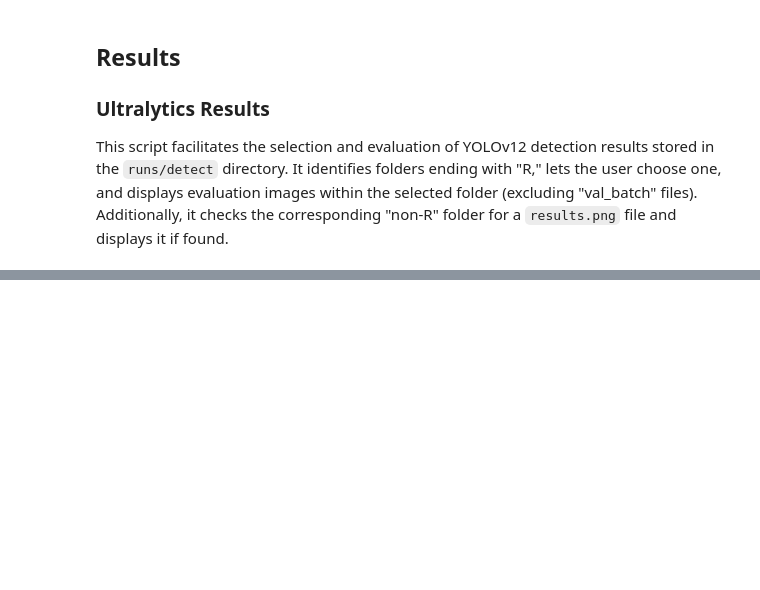
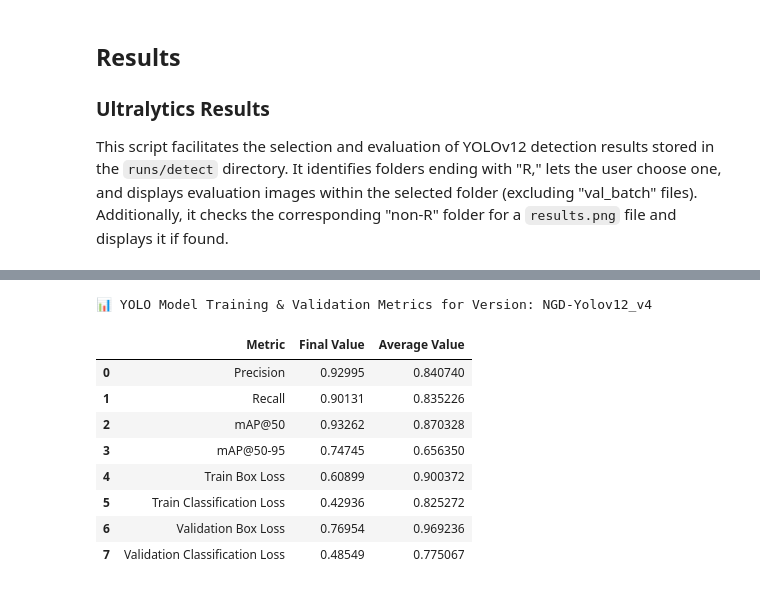
Before and after one commit to AFLucas-UOM/Accurate-Name-Extraction, a Jupyter notebook: 3. Yolo Training/Yolov12.ipynb, the cells around one changed output, grey strips where cells are left out. Cells and saved outputs as stored; diff of their text form; code cells hidden in the pictures; blank space fills up the shorter version.

```diff
--- a/3. Yolo Training/Yolov12.ipynb
+++ b/3. Yolo Training/Yolov12.ipynb
@@ -347,0 +469,60 @@ else:
+# %%
+# Path to the selected version's folder
+selected_version_path = os.path.join(detect_path, selected_version)
+
+# Path to results CSV file
+results_csv_path = os.path.join(selected_version_path, "results.csv")
+
+# Ensure the file exists
+if not os.path.exists(results_csv_path):
+    raise FileNotFoundError(f"'results.csv' not found in the selected version: {selected_version_path}")
+
+# Load the CSV file
+results_df = pd.read_csv(results_csv_path)
+
+# Compute averages for all metrics and losses
+average_metrics = {
+    "Metric": [
+        "Precision", "Recall", "mAP@50", "mAP@50-95",
+        "Train Box Loss", "Train Classification Loss",
+        "Validation Box Loss", "Validation Classification Loss"
+    ],
+    "Final Value": [
+        results_df['metrics/precision(B)'].iloc[-1],
+        results_df['metrics/recall(B)'].iloc[-1],
+        results_df['metrics/mAP50(B)'].iloc[-1],
+        results_df['metrics/mAP50-95(B)'].iloc[-1],
+        results_df['train/box_loss'].iloc[-1],
+        results_df['train/cls_loss'].iloc[-1],
+        results_df['val/box_loss'].iloc[-1],
+        results_df['val/cls_loss'].iloc[-1]
+    ],
+    "Average Value": [
+        results_df['metrics/precision(B)'].mean(),
+        results_df['metrics/recall(B)'].mean(),
+        results_df['metrics/mAP50(B)'].mean(),
+        results_df['metrics/mAP50-95(B)'].mean(),
+        results_df['train/box_loss'].mean(),
+        results_df['train/cls_loss'].mean(),
+        results_df['val/box_loss'].mean(),
+        results_df['val/cls_loss'].mean()
+    ]
+}
+
+# Convert metrics dictionary to DataFrame
+metrics_df = pd.DataFrame(average_metrics)
+
+# Display the title and the table
+print(f"📊 YOLO Model Training & Validation Metrics for Version: {selected_version}")
+display(metrics_df)
+# %% [output]
+📊 YOLO Model Training & Validation Metrics for Version: NGD-Yolov12_v4
+|  | Metric | Final Value | Average Value |
+| 0 | Precision | 0.92995 | 0.840740 |
+| 1 | Recall | 0.90131 | 0.835226 |
+| 2 | mAP@50 | 0.93262 | 0.870328 |
+| 3 | mAP@50-95 | 0.74745 | 0.656350 |
+| 4 | Train Box Loss | 0.60899 | 0.900372 |
+| 5 | Train Classification Loss | 0.42936 | 0.825272 |
+| 6 | Validation Box Loss | 0.76954 | 0.969236 |
+| 7 | Validation Classification Loss | 0.48549 | 0.775067 |
```
Also changed, not shown: parts of 21 cells of this notebook, 7 other files.
